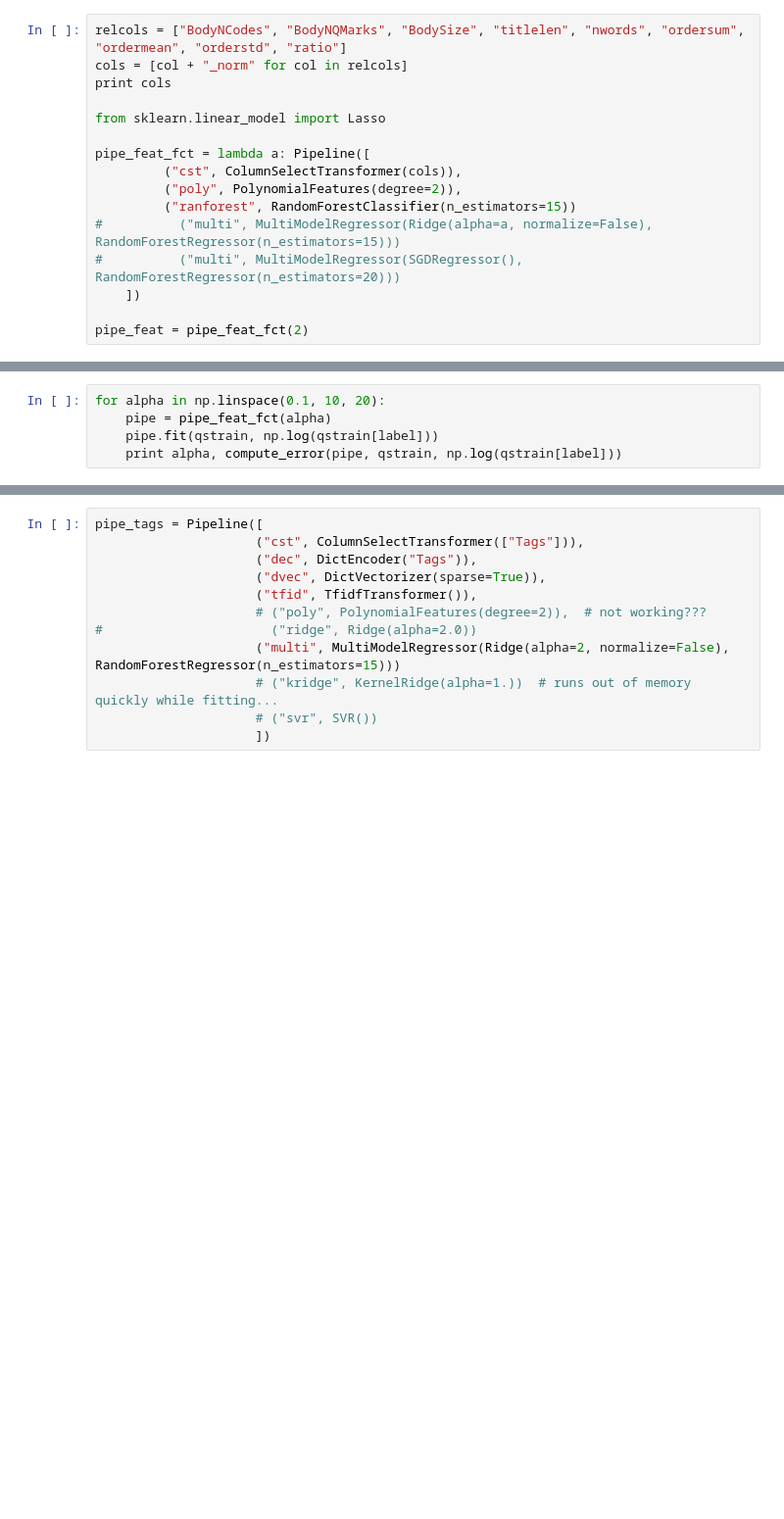
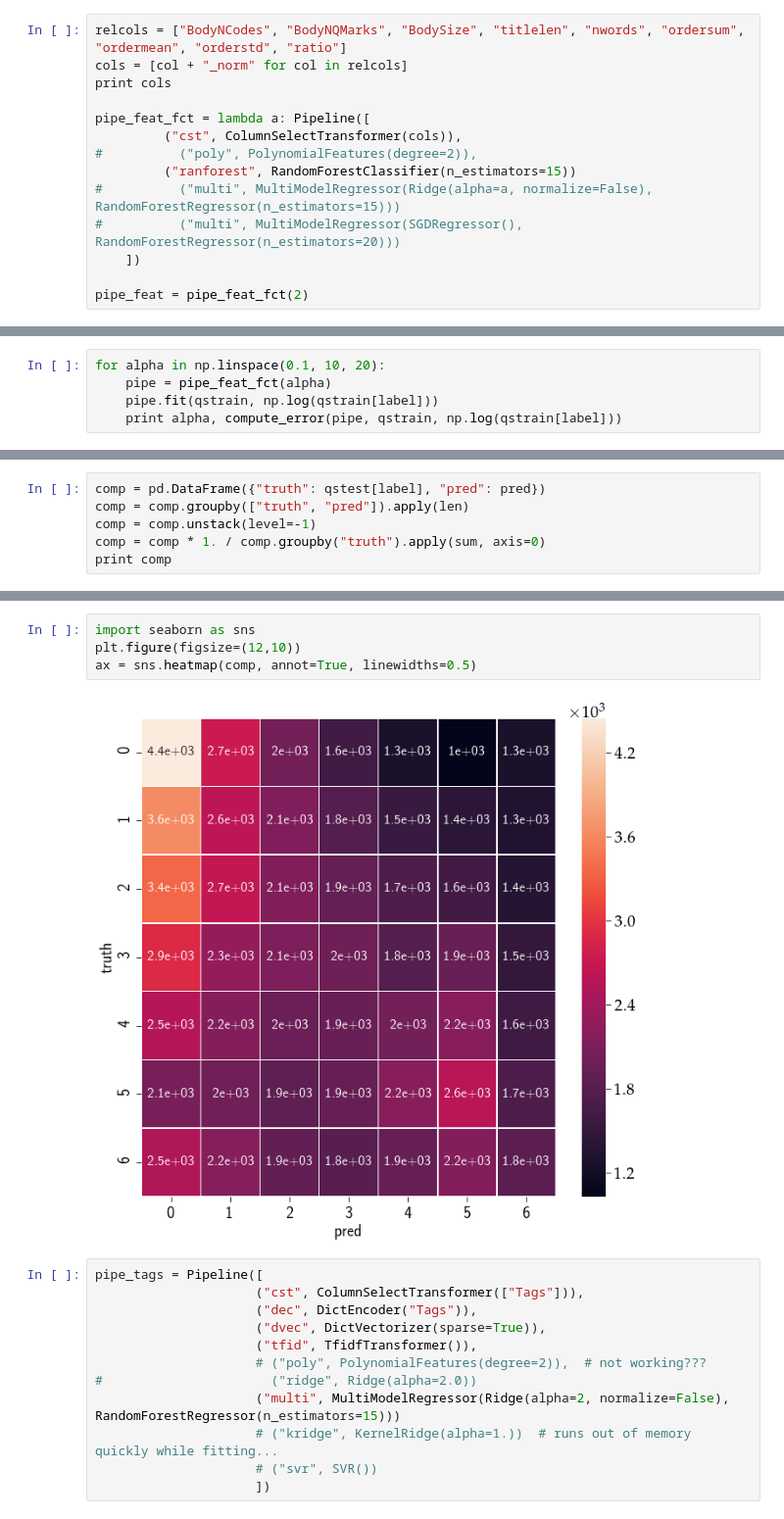
Before and after one commit to AkagiShigeru/incubator-overflow, a Jupyter notebook: stackoverflow-answer-category.ipynb, the cells around one changed output, grey strips where cells are left out. Shown: that part at 98% size. Drawn from its saved outputs; the diff is of its cells as text; blank space fills up the shorter version.

```diff
--- a/stackoverflow-answer-category.ipynb
+++ b/stackoverflow-answer-category.ipynb
@@ -165,11 +171,9 @@ relcols = ["BodyNCodes", "BodyNQMarks", "BodySize", "titlelen", "nwords", "order
 cols = [col + "_norm" for col in relcols]
 print cols
 
-from sklearn.linear_model import Lasso
-
 pipe_feat_fct = lambda a: Pipeline([
          ("cst", ColumnSelectTransformer(cols)),
-         ("poly", PolynomialFeatures(degree=2)),
+#          ("poly", PolynomialFeatures(degree=2)),
          ("ranforest", RandomForestClassifier(n_estimators=15))
 #          ("multi", MultiModelRegressor(Ridge(alpha=a, normalize=False), RandomForestRegressor(n_estimators=15)))
 #          ("multi", MultiModelRegressor(SGDRegressor(), RandomForestRegressor(n_estimators=20)))
@@ -199,0 +215,6 @@ plt.legend(loc="upper right");
+# %%
+comp = pd.DataFrame({"truth": qstest[label], "pred": pred})
+comp = comp.groupby(["truth", "pred"]).apply(len)
+comp = comp.unstack(level=-1)
+comp = comp * 1. / comp.groupby("truth").apply(sum, axis=0)
+print comp
@@ -200,3 +231,9 @@ plt.legend(loc="upper right");
+# %%
+import seaborn as sns
+plt.figure(figsize=(12,10))
+ax = sns.heatmap(comp, annot=True, linewidths=0.5)
+# %% [output]
+[figure, added]
 # %%
 pipe_tags = Pipeline([
                      ("cst", ColumnSelectTransformer(["Tags"])),
```
Also changed, not shown: parts of 6 cells of this notebook.
